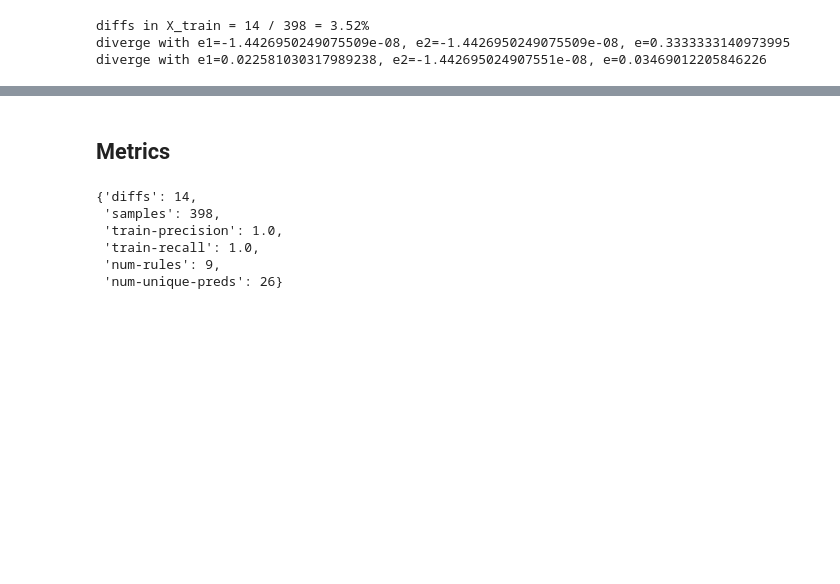
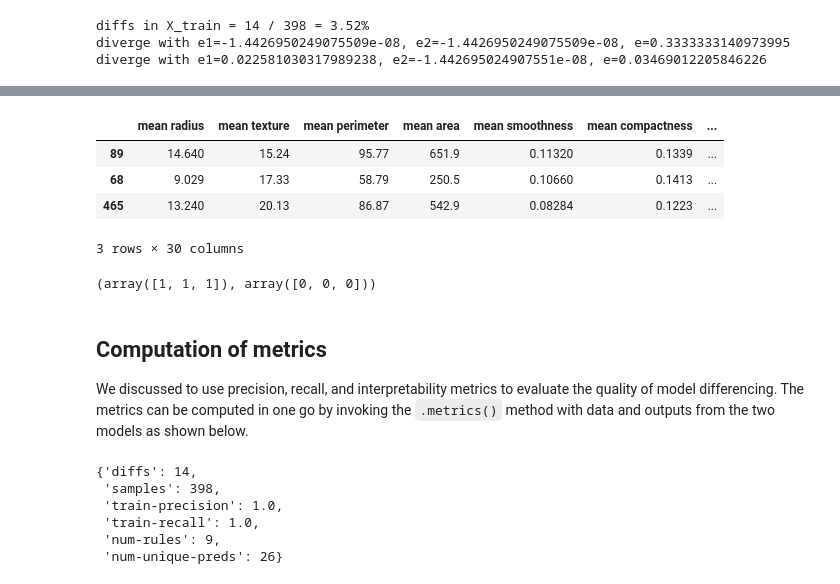
Before and after one commit to Trusted-AI/AIX360, a Jupyter notebook: examples/imd/imd_example.ipynb, the cells around one changed output, grey strips where cells are left out. Saved outputs shown, nothing was run; the diff lists cells and outputs as text; code cells hidden in the pictures; blank space fills up the shorter version.

```diff
--- a/examples/imd/imd_example.ipynb
+++ b/examples/imd/imd_example.ipynb
@@ -79,3 +104,4 @@ diverge with e1=0.022581030317989238, e2=-1.442695024907551e-08, e=0.03469012205
 # %%
-imd.explain()
+diffrules = imd.explain()
+diffrules
 # %% [output]
@@ -91,5 +121,24 @@ imd.explain()
+# %%
+rule_idx = 4
+
+rule = diffrules[rule_idx]
+filtered_data = x_train[rule.apply(x_train)]
+filtered_data
+# %% [output]
+|  | mean radius | mean texture | mean perimeter | mean area | mean smoothness | mean compactness | ... |
+| 89 | 14.640 | 15.24 | 95.77 | 651.9 | 0.11320 | 0.1339 | ... |
+| 68 | 9.029 | 17.33 | 58.79 | 250.5 | 0.10660 | 0.1413 | ... |
+| 465 | 13.240 | 20.13 | 86.87 | 542.9 | 0.08284 | 0.1223 | ... |
+3 rows × 30 columns
+# %%
+# see the model predictions on the filtered samples --- they should mostly be different
+model1.predict(filtered_data), model2.predict(filtered_data)
+# %% [output]
+(array([1, 1, 1]), array([0, 0, 0]))
 # %% [markdown]
-## Metrics
+## Computation of metrics
+
+We discussed to use precision, recall, and interpretability metrics to evaluate the quality of model differencing. The metrics can be computed in one go by invoking the `.metrics()` method with data and outputs from the two models as shown below.
 # %%
 # on train set
 imd.metrics(x_train, y1, y2, name="train")
```
Also changed, not shown: parts of 17 cells of this notebook.
